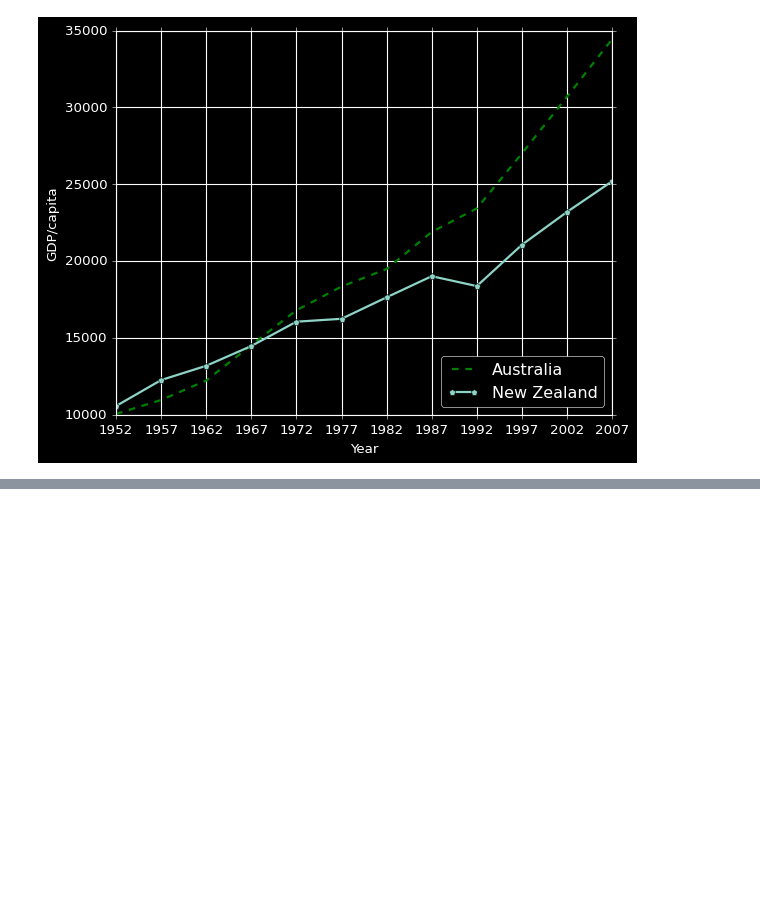
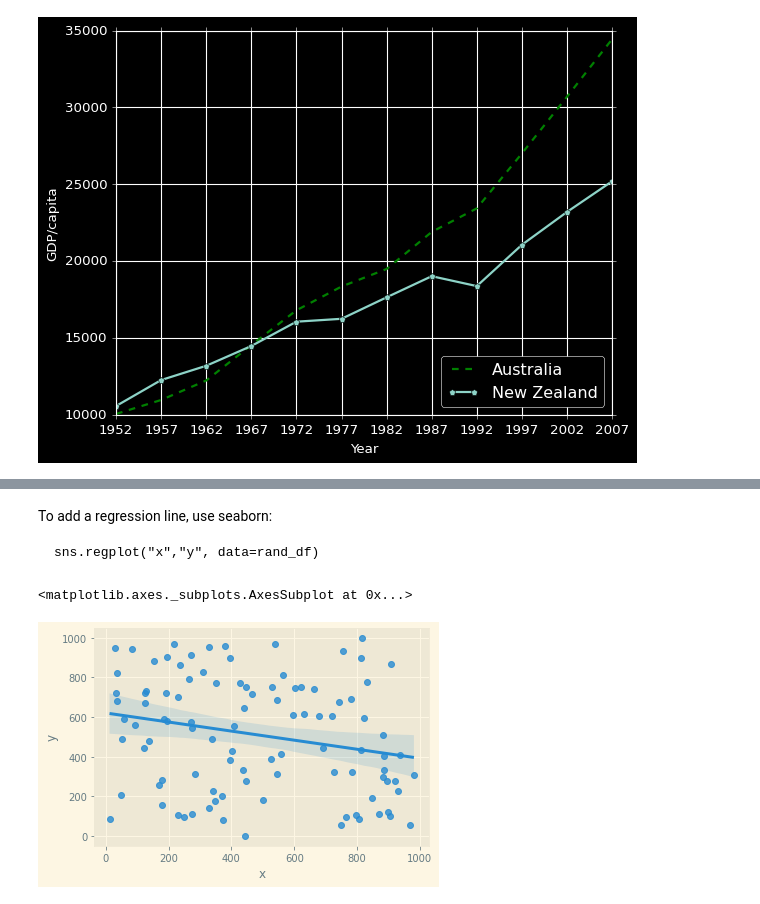
Before and after one commit to shostakm21/PracticalComputing_2022, a Jupyter notebook: PracComp2022.ipynb, the cells around one changed output, grey strips where cells are left out. Cells and saved outputs as stored; diff of their text form; code cells hidden in the pictures; blank space fills up the shorter version.

````diff
--- a/PracComp2022.ipynb
+++ b/PracComp2022.ipynb
@@ -695,0 +784,10 @@ Text(0.5, 0, 'Year')
+# %% [markdown]
+To add a regression line, use seaborn:
+```
+sns.regplot("x","y", data=rand_df)
+```
+# %%
+sns.regplot("x","y", data=rand_df)
+# %% [output]
+<matplotlib.axes._subplots.AxesSubplot at 0x...>
+[figure, added]
````
Also changed, not shown: parts of 26 cells of this notebook.
